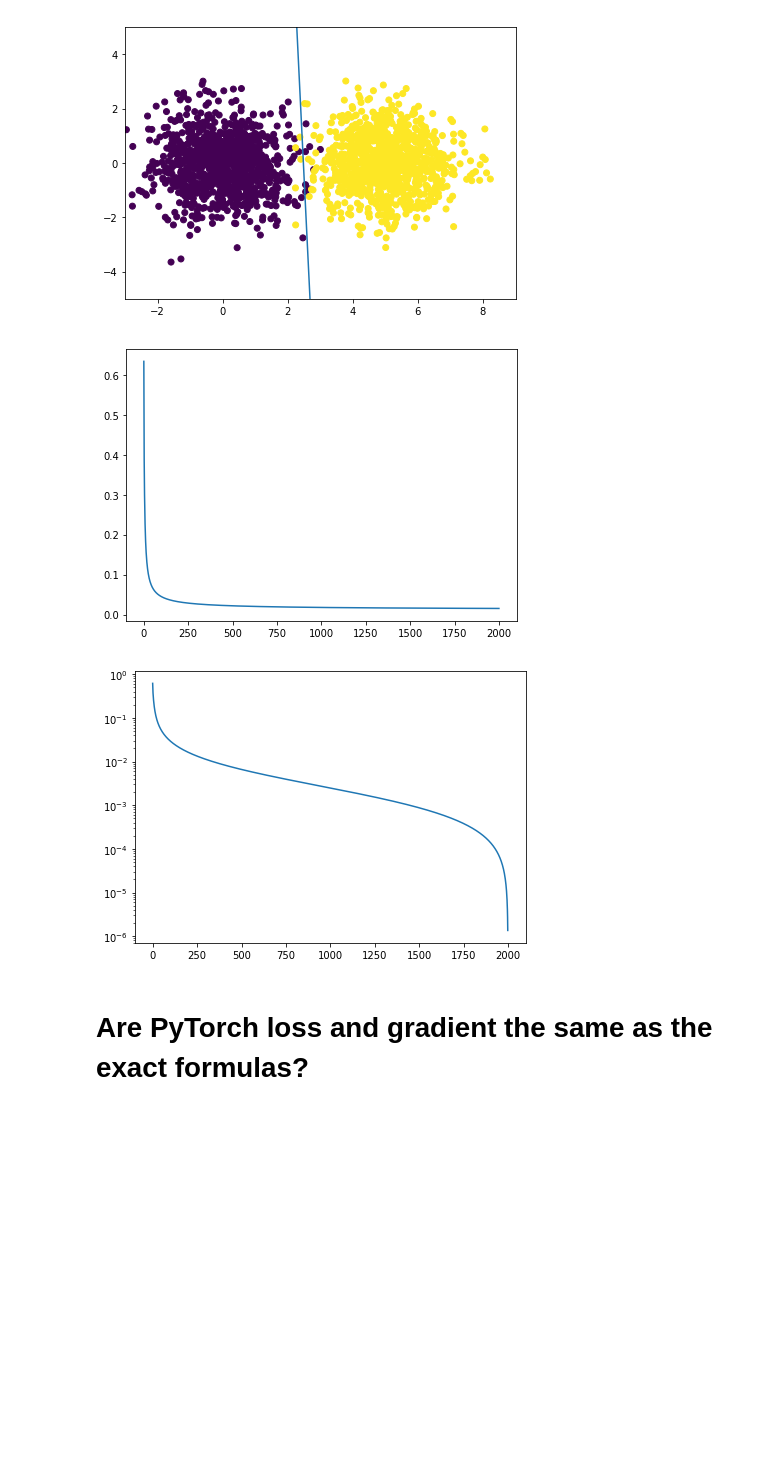
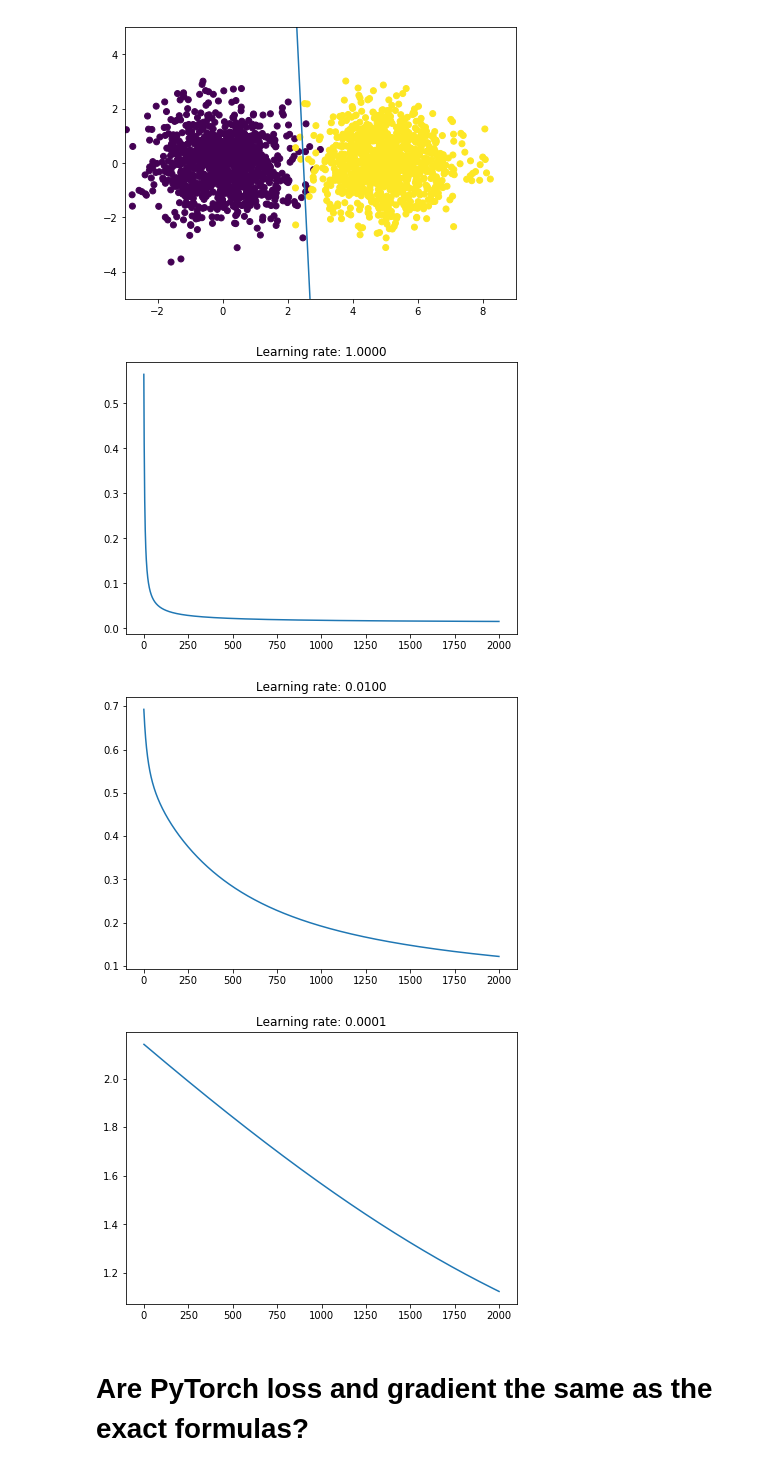
Before and after one commit to Zeinab-Haroon/ammi_dldiy, a Jupyter notebook: day1_tp/debug/logistic_regression_corr.ipynb, the cells around one changed output. Cells and saved outputs as stored; diff of their text form; code cells hidden in the pictures; blank space fills up the shorter version.

```diff
--- a/day1_tp/debug/logistic_regression_corr.ipynb
+++ b/day1_tp/debug/logistic_regression_corr.ipynb
@@ -140,24 +145,39 @@ plt.scatter(X[:, 0], X[:, 1], c=T)
 plt.show()
 # %% [output]
 [figure]
-# %%
-# regular plot
-
-plt.figure(figsize=(7, 5))
-plt.plot(L)
-plt.show()
-# %% [output]
-[figure, removed]
-# %%
-import numpy as np
-
-
-# plot in log scale
-plt.figure(figsize=(7, 5))
-plt.semilogy((np.array(L)-L[-1])[:-1])
-plt.show()
-# %% [output]
-[figure, removed]
+# %%
+# plot the loss and see the influence of the learning rate
+
+for lr in [1, 0.01, 0.0001]:
+    # define a linear layer (fully conected)
+    model = nn.Linear(d, 1)
+
+    # this is the logistic regression loss
+    loss = nn.BCEWithLogitsLoss()
+
+    # we recover the Y's that are in {0, 1} from the T's that are in {-1, 1}
+    Y = (T + 1) / 2
+
+    # define an optimizer that will do the gradient steps
+    sgd = torch.optim.SGD(model.parameters(), lr)
+
+    # training loop
+    L = []
+    for step in range(2000):
+        l_ = loss(model(X)[:,0], Y) # 1: forward
+        L.append(l_.item())         # 1bis: save loss
+        sgd.zero_grad()             # 2: zero grad so that the gradients are not accumulated
+        l_.backward()               # 2: backward
+        sgd.step()                  # 3: gradient step
+
+    plt.figure(figsize=(7, 5))
+    plt.title('Learning rate: {:.4f}'.format(lr))
+    plt.plot(L)
+    plt.show()
+# %% [output]
+[figure, added]
+[figure, added]
+[figure, added]
 # %% [markdown]
 Are PyTorch loss and gradient the same as the exact formulas?
 ===
```
Also changed, not shown: parts of 14 cells of this notebook.
